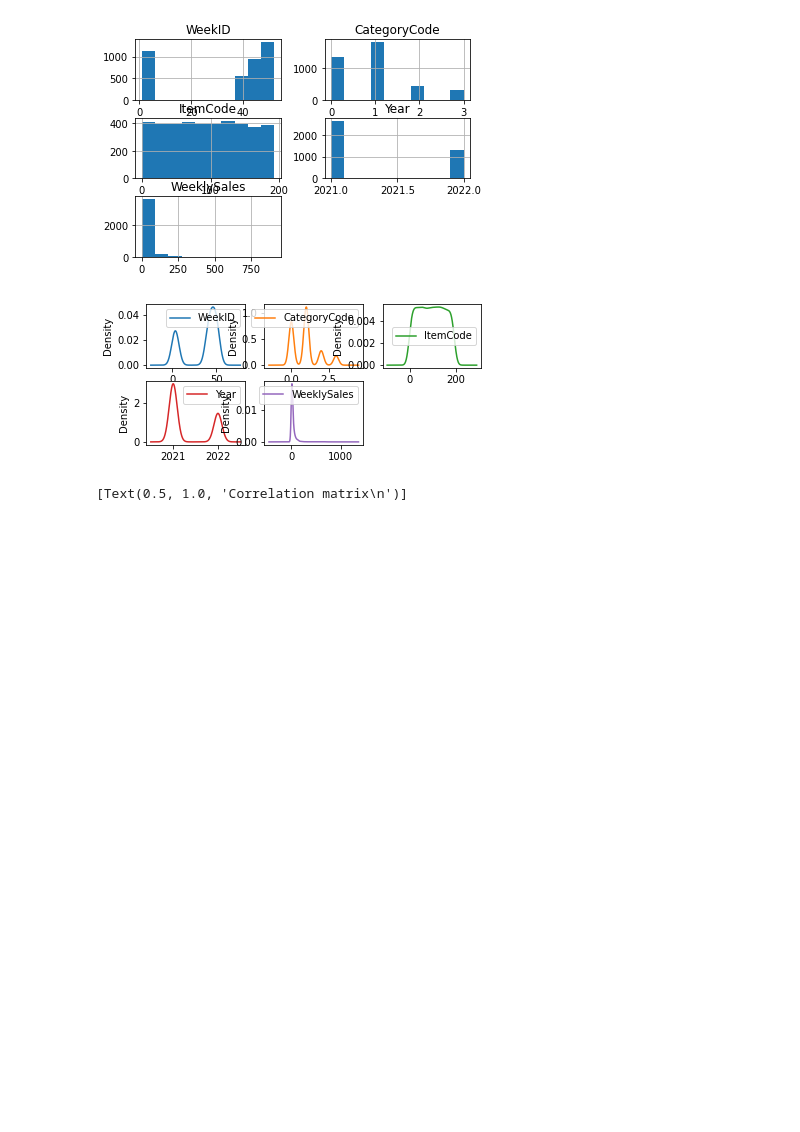
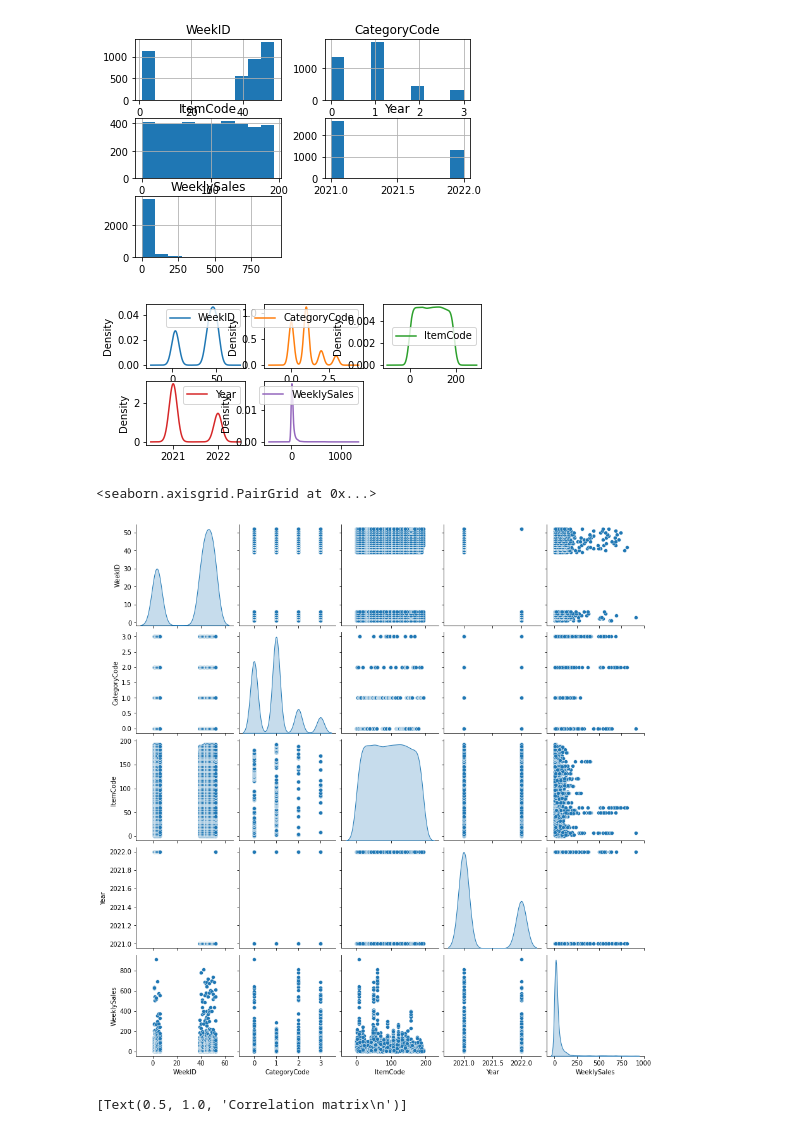
Before and after one commit to nadunys/data-storm-3.0, a Jupyter notebook: 2022-03-27/ds_2.ipynb, the cells around one changed output. Saved outputs shown, nothing was run; the diff lists cells and outputs as text; code cells hidden in the pictures; blank space fills up the shorter version.

```diff
--- a/2022-03-27/ds_2.ipynb
+++ b/2022-03-27/ds_2.ipynb
@@ -187,6 +187,11 @@ train_grp_by_week.plot(kind='density', subplots=True, sharex=False, layout=(3, 3
 plt.show()
 # %% [output]
 [figure]
+# %%
+sns.pairplot(data=train_grp_by_week, diag_kind='kde')
+# %% [output]
+<seaborn.axisgrid.PairGrid at 0x...>
+[figure, added]
 # %%
 hm = sns.heatmap(train_grp_by_week.corr(), annot = True)
 hm.set(title = "Correlation matrix\n")
```
Also changed, not shown: parts of 13 cells of this notebook.
